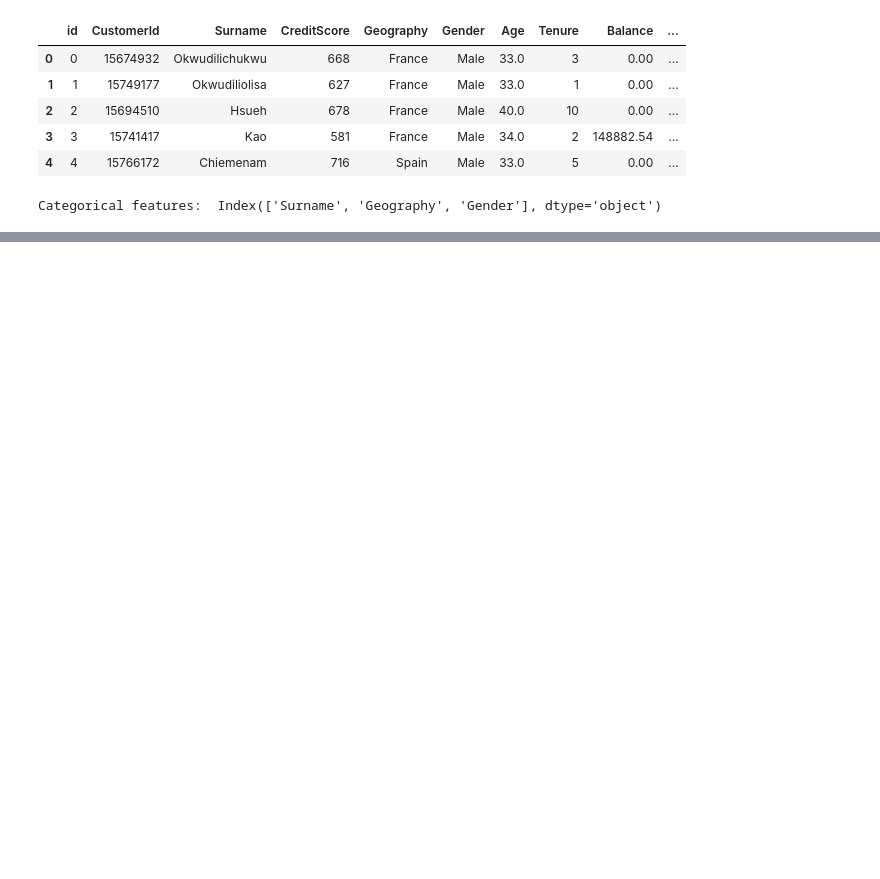
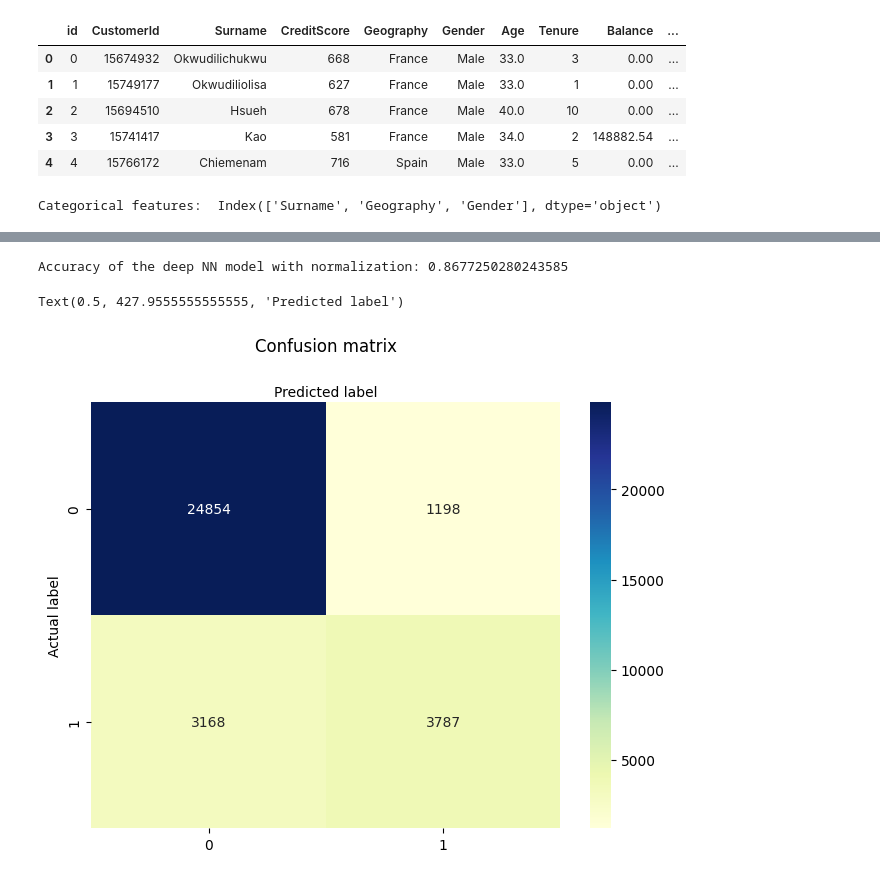
Before and after one commit to dzarezankova/msci-546-proj, a Jupyter notebook: nn/MSCI_546_Project_NNs.ipynb, the cells around one changed output, grey strips where cells are left out. Drawn from its saved outputs; the diff is of its cells as text; code cells hidden in the pictures; blank space fills up the shorter version.

```diff
--- a/nn/MSCI_546_Project_NNs.ipynb
+++ b/nn/MSCI_546_Project_NNs.ipynb
@@ -88,0 +240,19 @@ X_train, X_val, y_train, y_val = train_test_split(X, y, test_size=0.2, random_st
+# %%
+# Add normalization to the model
+
+model = nn.Sequential(
+    nn.Linear(10, 20),
+    nn.BatchNorm1d(20),
+    nn.ReLU(),
+    nn.Linear(20, 40),
+    nn.BatchNorm1d(40),
+    nn.ReLU(),
+    nn.Linear(40, 20),
+    nn.BatchNorm1d(20),
+    nn.ReLU(),
+    nn.Linear(20, 10),
+    nn.BatchNorm1d(10),
+    nn.ReLU(),
+    nn.Linear(10, 1),
+    nn.Sigmoid()
+)
@@ -88,0 +303,9 @@ X_train, X_val, y_train, y_val = train_test_split(X, y, test_size=0.2, random_st
+# %%
+with torch.no_grad():
+  y_pred_test = model(X_test)
+  y_pred_test = y_pred_test.round().detach().numpy()
+# Calculate the accuracy of the model
+accuracy = accuracy_score(y_test, y_pred_test)
+print(f'Accuracy of the deep NN model with normalization: {accuracy}')
+# %% [output]
+Accuracy of the deep NN model with normalization: 0.8677250280243585
@@ -88,0 +319,21 @@ X_train, X_val, y_train, y_val = train_test_split(X, y, test_size=0.2, random_st
+# %%
+# Making the AUROC curve
+import sklearn.metrics as metrics
+import seaborn as sns
+cnf_matrix = metrics.confusion_matrix(y_test, y_pred_test)
+
+class_names=[0,1] # Names of classes
+fig, ax = plt.subplots()
+tick_marks = np.arange(len(class_names))
+plt.xticks(tick_marks, class_names)
+plt.yticks(tick_marks, class_names)
+# Create heatmap
+sns.heatmap(pd.DataFrame(cnf_matrix), annot=True, cmap="YlGnBu" ,fmt='g')
+ax.xaxis.set_label_position("top")
+plt.tight_layout()
+plt.title('Confusion matrix', y=1.1)
+plt.ylabel('Actual label')
+plt.xlabel('Predicted label')
+# %% [output]
+Text(0.5, 427.9555555555555, 'Predicted label')
+[figure, added]
```
Also changed, not shown: parts of 22 cells of this notebook.
